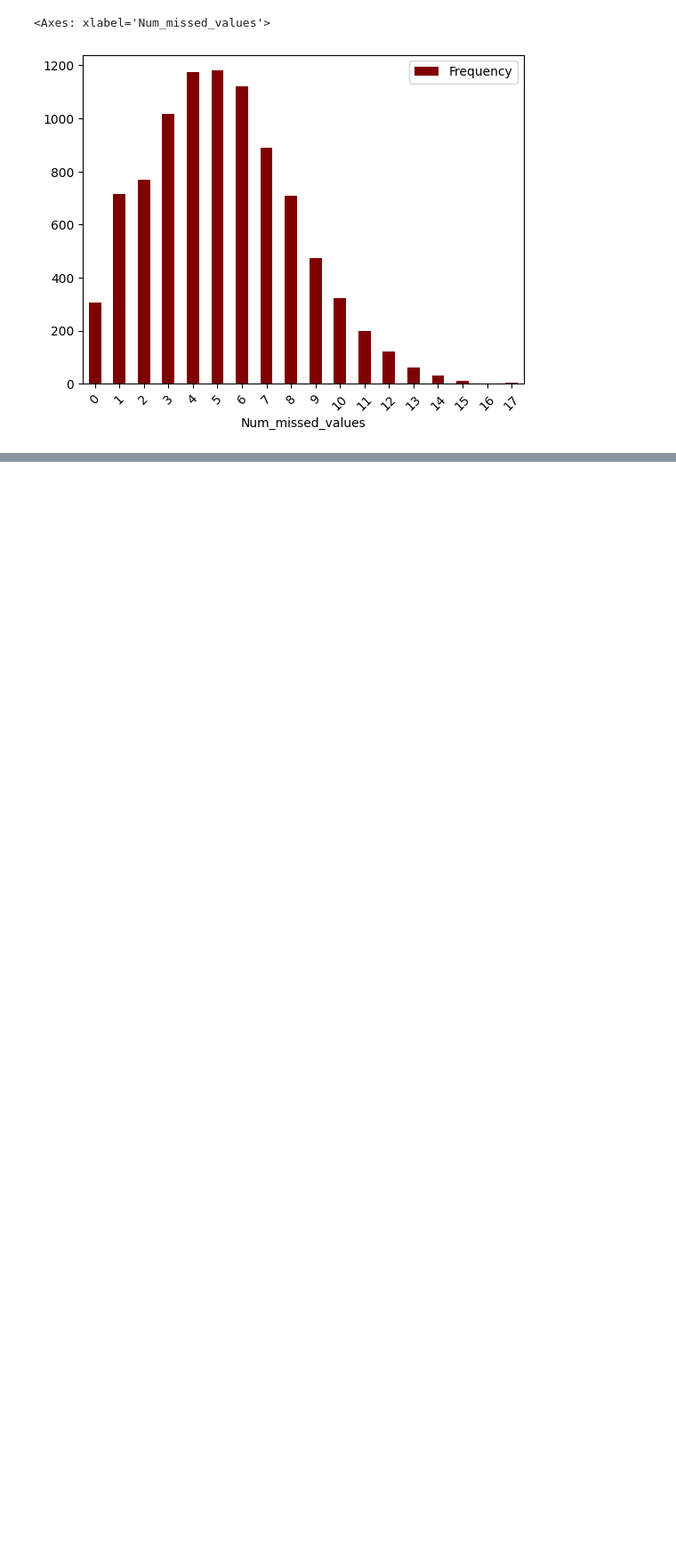
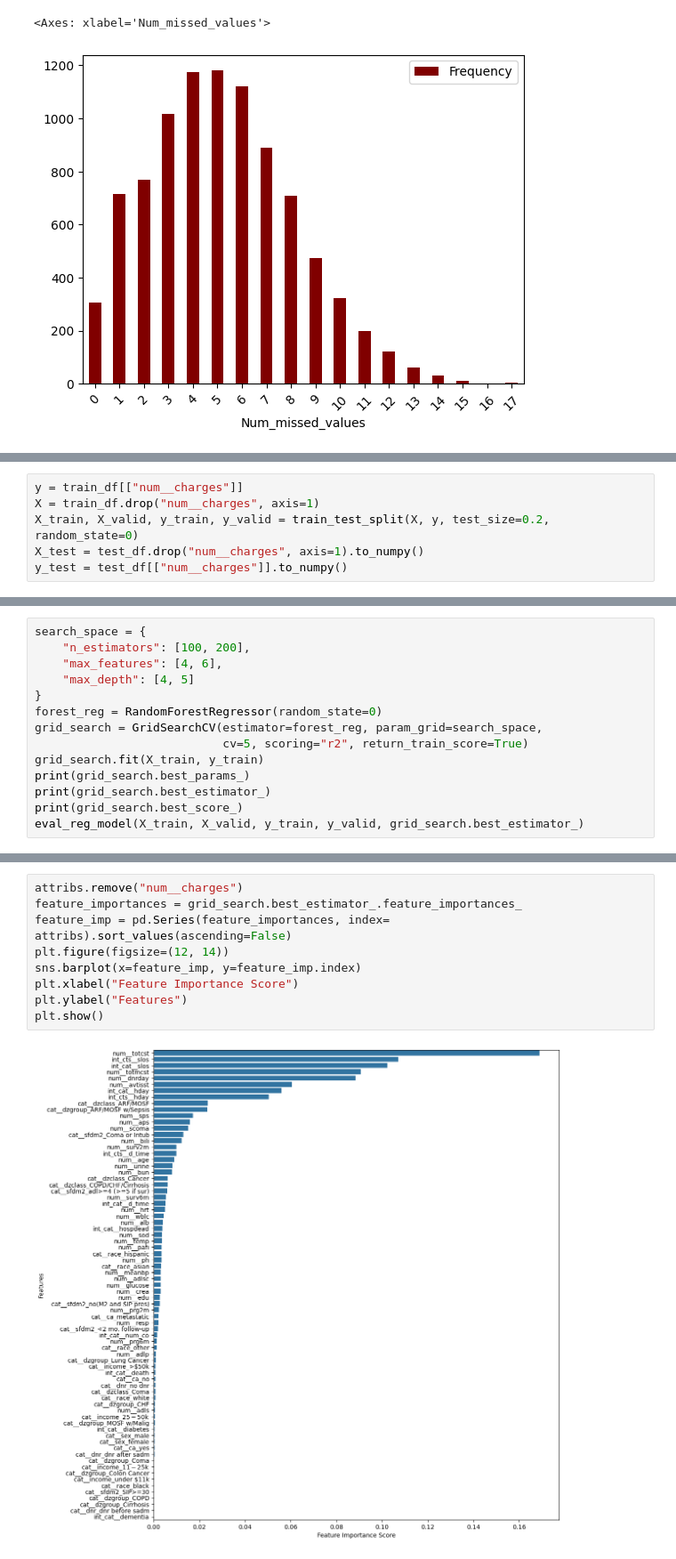
Before and after one commit to ariahosseini/TradML, a Jupyter notebook: ML_Health_and_Medicine.ipynb, the cells around one changed output, grey strips where cells are left out. Shown at 89% size. Cells and saved outputs as stored; diff of their text form; blank space fills up the shorter version.

```diff
--- a/ML_Health_and_Medicine.ipynb
+++ b/ML_Health_and_Medicine.ipynb
@@ -214,0 +273,6 @@ corr_matrix["num__charges"].sort_values(ascending=False).plot.bar(figsize=(12,6)
+# %%
+y = train_df[["num__charges"]]
+X = train_df.drop("num__charges", axis=1)
+X_train, X_valid, y_train, y_valid = train_test_split(X, y, test_size=0.2, random_state=0)
+X_test = test_df.drop("num__charges", axis=1).to_numpy()
+y_test = test_df[["num__charges"]].to_numpy()
@@ -214,0 +302,14 @@ corr_matrix["num__charges"].sort_values(ascending=False).plot.bar(figsize=(12,6)
+# %%
+search_space = {
+    "n_estimators": [100, 200],
+    "max_features": [4, 6],
+    "max_depth": [4, 5]
+}
+forest_reg = RandomForestRegressor(random_state=0)
+grid_search = GridSearchCV(estimator=forest_reg, param_grid=search_space,
+                           cv=5, scoring="r2", return_train_score=True)
+grid_search.fit(X_train, y_train)
+print(grid_search.best_params_)
+print(grid_search.best_estimator_)
+print(grid_search.best_score_)
+eval_reg_model(X_train, X_valid, y_train, y_valid, grid_search.best_estimator_)
@@ -214,0 +322,11 @@ corr_matrix["num__charges"].sort_values(ascending=False).plot.bar(figsize=(12,6)
+# %%
+attribs.remove("num__charges")
+feature_importances = grid_search.best_estimator_.feature_importances_
+feature_imp = pd.Series(feature_importances, index= attribs).sort_values(ascending=False)
+plt.figure(figsize=(12, 14))
+sns.barplot(x=feature_imp, y=feature_imp.index)
+plt.xlabel("Feature Importance Score")
+plt.ylabel("Features")
+plt.show()
+# %% [output]
+[figure, added]
```
Also changed, not shown: parts of 44 cells of this notebook.
